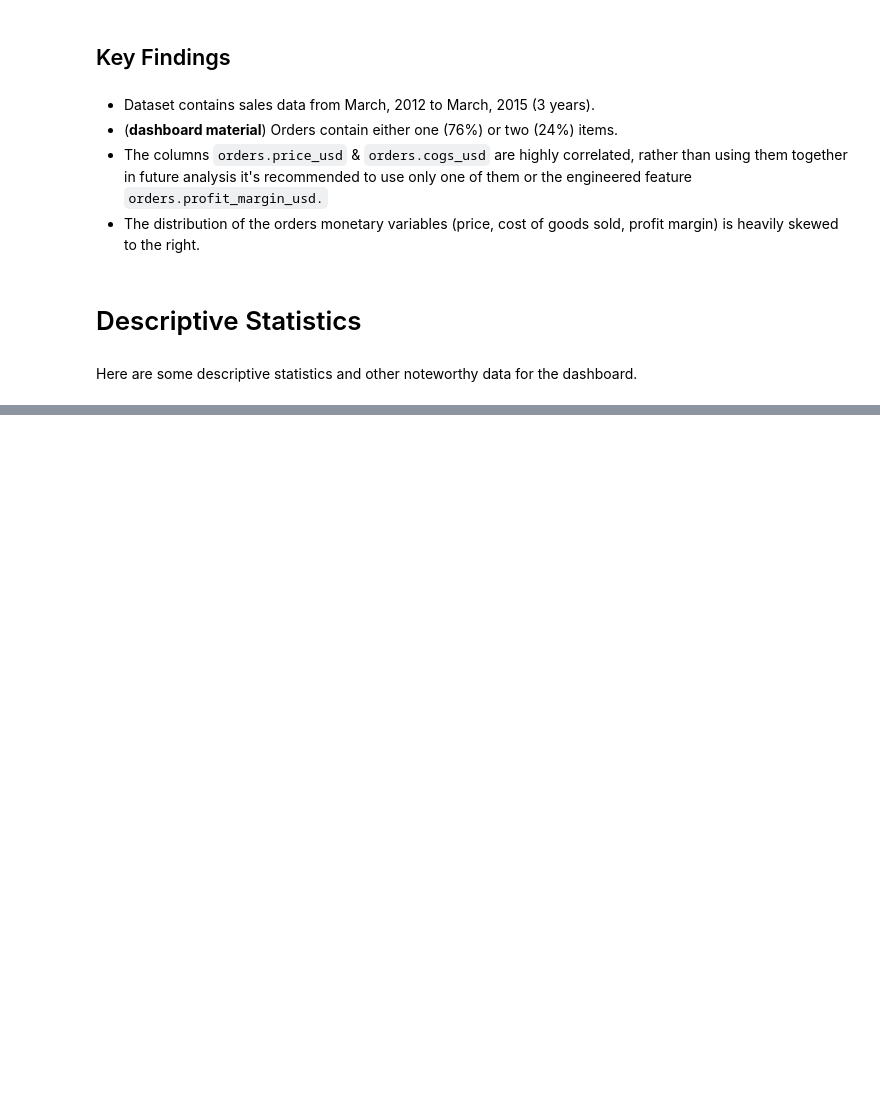
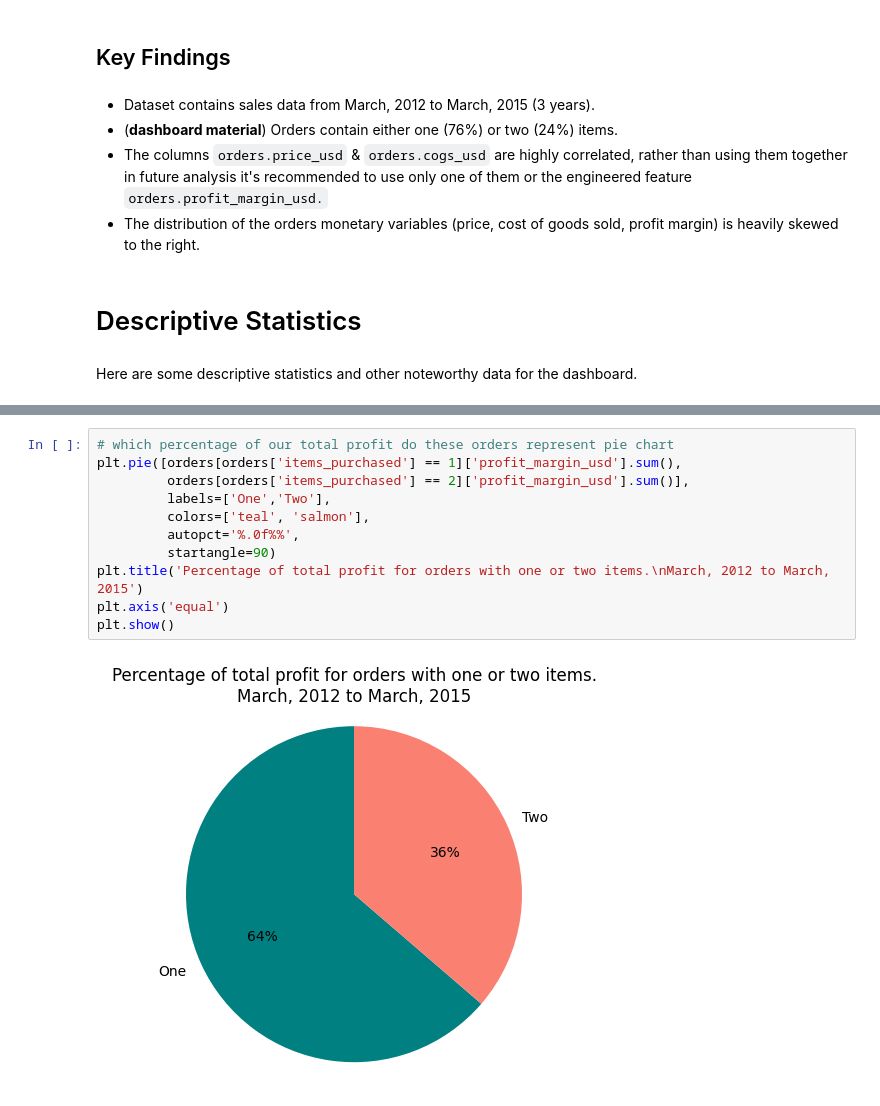
Before and after one commit to efrenchavez/2026_01_Toy_Store_E-Commerce, a Jupyter notebook: jupyter/eda.ipynb, the cells around one changed output, grey strips where cells are left out. Cells and saved outputs as stored; diff of their text form; blank space fills up the shorter version.

```diff
--- a/jupyter/eda.ipynb
+++ b/jupyter/eda.ipynb
@@ -1059,0 +1081,13 @@ Here are some descriptive statistics and other noteworthy data for the dashboard
+# %%
+# which percentage of our total profit do these orders represent pie chart
+plt.pie([orders[orders['items_purchased'] == 1]['profit_margin_usd'].sum(),
+         orders[orders['items_purchased'] == 2]['profit_margin_usd'].sum()],
+         labels=['One','Two'],
+         colors=['teal', 'salmon'],
+         autopct='%.0f%%',
+         startangle=90)
+plt.title('Percentage of total profit for orders with one or two items.\nMarch, 2012 to March, 2015')
+plt.axis('equal')
+plt.show()
+# %% [output]
+[figure, added]
```
Also changed, not shown: parts of 7 cells of this notebook, 2 other files.
